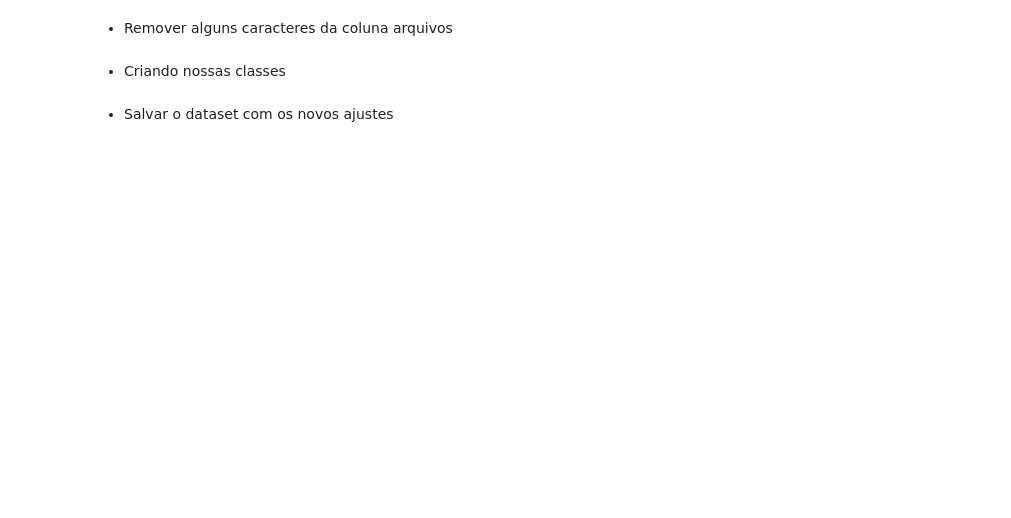
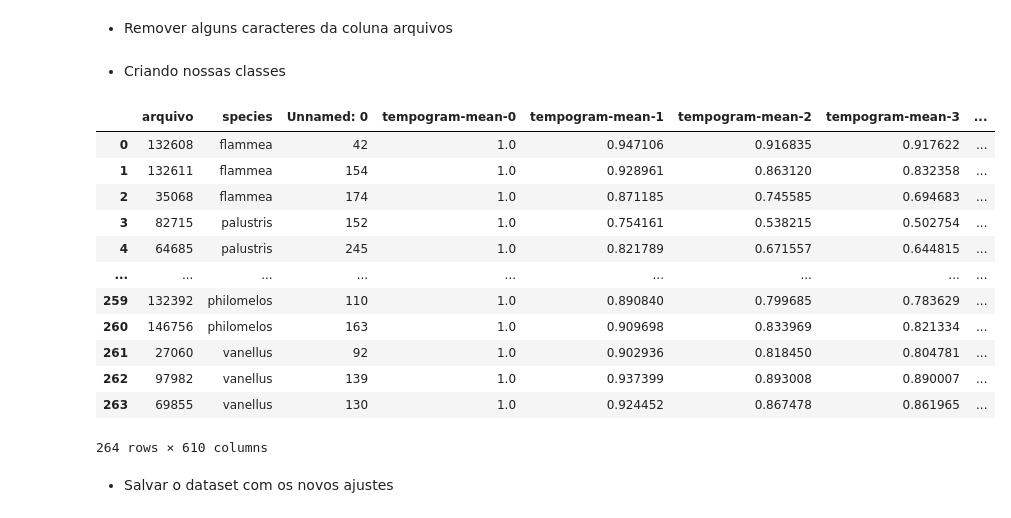
Before and after one commit to Douglas-cc/classifier_species_birds, a Jupyter notebook: create_dataset.ipynb, the cells around one changed output. Drawn from its saved outputs; the diff is of its cells as text; code cells hidden in the pictures; blank space fills up the shorter version.

```diff
--- a/create_dataset.ipynb
+++ b/create_dataset.ipynb
@@ -87,11 +84,29 @@ df_mir
 list_strings = ["xc", ".flac"]
 
 for string in list_strings:
-    df_mir["arquivo"] = remove_caracter(df_mir.arquivo, string).astype(int)
+    df_mir["arquivo"] = remove_caracter(df_mir.arquivo, string)
+
+df_mir["arquivo"] = df_mir["arquivo"].astype(int)
 # %% [markdown]
 - Criando nossas classes
 # %%
 df_mir = pd.merge(metadata, df_mir, how='left', on="arquivo")
+# %%
+df_mir
+# %% [output]
+|  | arquivo | species | Unnamed: 0 | tempogram-mean-0 | tempogram-mean-1 | tempogram-mean-2 | tempogram-mean-3 | ... |
+| 0 | 132608 | flammea | 42 | 1.0 | 0.947106 | 0.916835 | 0.917622 | ... |
+| 1 | 132611 | flammea | 154 | 1.0 | 0.928961 | 0.863120 | 0.832358 | ... |
+| 2 | 35068 | flammea | 174 | 1.0 | 0.871185 | 0.745585 | 0.694683 | ... |
+| 3 | 82715 | palustris | 152 | 1.0 | 0.754161 | 0.538215 | 0.502754 | ... |
+| 4 | 64685 | palustris | 245 | 1.0 | 0.821789 | 0.671557 | 0.644815 | ... |
+| ... | ... | ... | ... | ... | ... | ... | ... | ... |
+| 259 | 132392 | philomelos | 110 | 1.0 | 0.890840 | 0.799685 | 0.783629 | ... |
+| 260 | 146756 | philomelos | 163 | 1.0 | 0.909698 | 0.833969 | 0.821334 | ... |
+| 261 | 27060 | vanellus | 92 | 1.0 | 0.902936 | 0.818450 | 0.804781 | ... |
+| 262 | 97982 | vanellus | 139 | 1.0 | 0.937399 | 0.893008 | 0.890007 | ... |
+| 263 | 69855 | vanellus | 130 | 1.0 | 0.924452 | 0.867478 | 0.861965 | ... |
+264 rows × 610 columns
 # %% [markdown]
 - Salvar o dataset com os novos ajustes
 # %%
```
Also changed, not shown: parts of 4 cells of this notebook, 2 other files.
